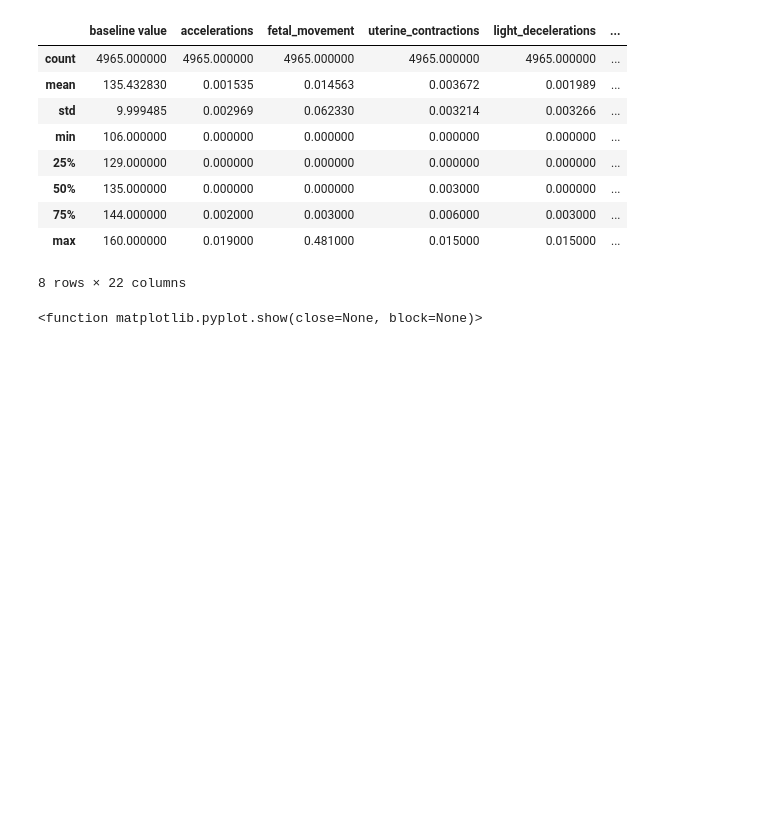
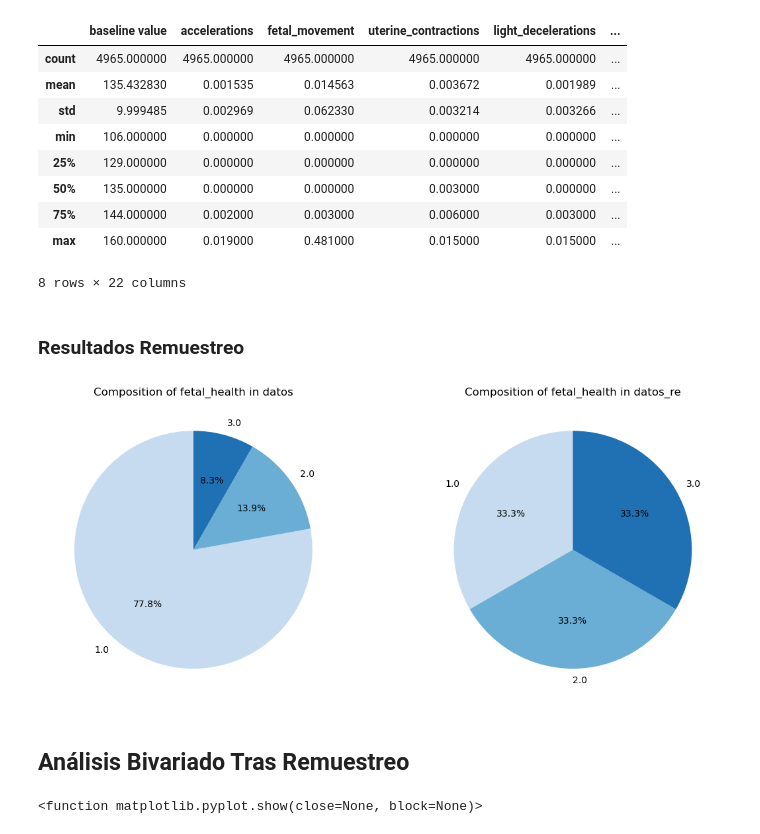
Before and after one commit to SGiraldoZ/talleres_cientifica, a Jupyter notebook: taller_2/taller2_medicina_CC.ipynb, the cells around one changed output. Saved outputs shown, nothing was run; the diff lists cells and outputs as text; code cells hidden in the pictures; blank space fills up the shorter version.

Commit message:
Add resultados de remuestreo

```diff
--- a/taller_2/taller2_medicina_CC.ipynb
+++ b/taller_2/taller2_medicina_CC.ipynb
@@ -197,6 +199,33 @@ datos_re.describe()
 | 75% | 144.000000 | 0.002000 | 0.003000 | 0.006000 | 0.003000 | ... |
 | max | 160.000000 | 0.019000 | 0.481000 | 0.015000 | 0.015000 | ... |
 8 rows × 22 columns
+# %% [markdown]
+### Resultados Remuestreo
+# %%
+# Assuming datos and datos_re are your two datasets
+fetal_health_datos = datos['fetal_health'].value_counts()
+fetal_health_datos_re = datos_re['fetal_health'].value_counts()
+
+colors = sb.color_palette("Blues", n_colors=3)
+
+# Create subplots for side-by-side pie charts
+fig, axs = plt.subplots(1, 2, figsize=(12, 5))
+
+# Plot the first pie chart for 'datos'
+axs[0].pie(fetal_health_datos, labels=fetal_health_datos.index, autopct='%1.1f%%', startangle=90, colors = colors)
+axs[0].set_title('Composition of fetal_health in datos')
+
+# Plot the second pie chart for 'datos_re'
+axs[1].pie(fetal_health_datos_re, labels=fetal_health_datos_re.index, autopct='%1.1f%%', startangle=90, colors = colors)
+axs[1].set_title('Composition of fetal_health in datos_re')
+
+# Display the plots side by side
+plt.tight_layout()
+plt.show()
+# %% [output]
+[figure, added]
+# %% [markdown]
+## Análisis Bivariado Tras Remuestreo
 # %%
 # sb.kdeplot(data = datos_re, x = 'fetal_movement', hue='fetal_health')
 
```
Also changed, not shown: parts of 1 cell of this notebook.
